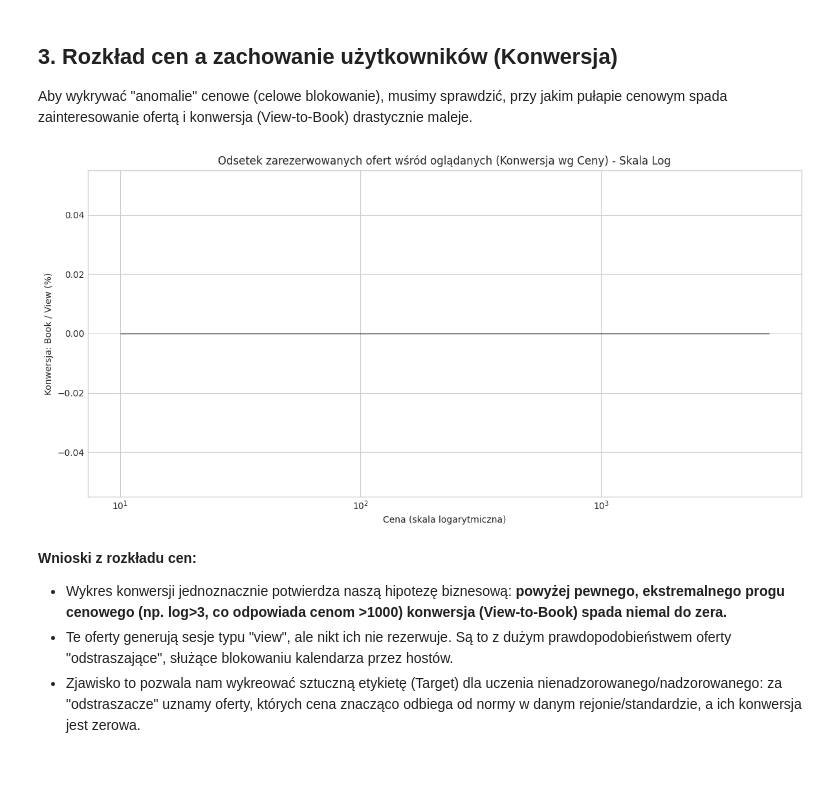
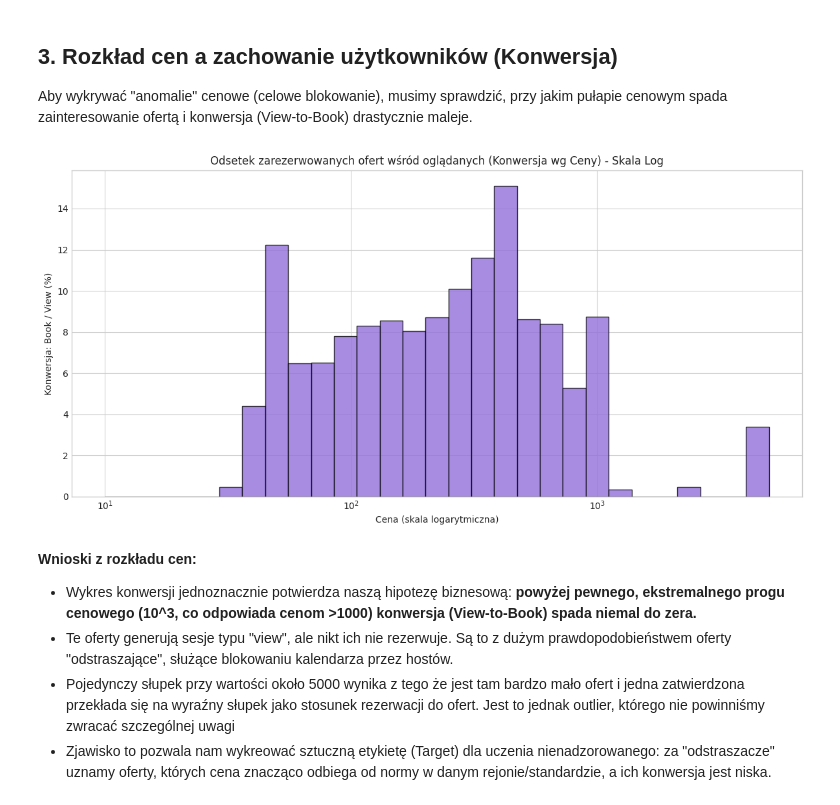
Before and after one commit to RI88Z/nocarz-price-anomaly-detector, a Jupyter notebook: 01_Data_Analysis_Report.ipynb, the cells around one changed output. Cells and saved outputs as stored; diff of their text form; code cells hidden in the pictures; blank space fills up the shorter version.

```diff
--- a/01_Data_Analysis_Report.ipynb
+++ b/01_Data_Analysis_Report.ipynb
@@ -131,41 +131,53 @@ Aby wykrywać "anomalie" cenowe (celowe blokowanie), musimy sprawdzić, przy jak
 listings["price"] = listings["price"].astype(str).str.replace(r"[\$,]", "", regex=True)
 listings["price"] = pd.to_numeric(listings["price"], errors="coerce")
 
-df_view = sessions[sessions["action"] == "view"].copy()
-df_book = sessions[sessions["action"] == "book"].copy()
+df_view = sessions[sessions["action"] == "view_listing"].copy()
+df_book = sessions[sessions["action"] == "book_listing"].copy()
 
 listing_price_map = listings.set_index("id")["price"]
 df_view["listing_price"] = df_view["listing_id"].map(listing_price_map)
 df_book["listing_price"] = df_book["listing_id"].map(listing_price_map)
 
 df_view["final_price"] = df_view["price"].fillna(df_view["listing_price"])
 df_book["final_price"] = df_book["price"].fillna(df_book["listing_price"])
+
+df_book["final_price"] = (
+    df_book["final_price"]
+    .astype(str)
+    .str.replace(r"[\$,]", "", regex=True)
+)
+
+df_book["final_price"] = pd.to_numeric(
+    df_book["final_price"],
+    errors="coerce"
+)
 
 view_prices = df_view["final_price"].dropna().values
 book_prices = df_book["final_price"].dropna().values
 
 bins = np.logspace(np.log10(10), np.log10(5000), num=30)
 view_counts, edges = np.histogram(view_prices, bins=bins)
 book_counts, _ = np.histogram(book_prices, bins=bins)
 
 valid = view_counts > 0
 conversion = np.zeros_like(book_counts, dtype=float)
 conversion[valid] = (book_counts[valid] / view_counts[valid]) * 100
 
 centers = (edges[:-1] + edges[1:]) / 2
 
 plt.figure(figsize=(12, 6))
 plt.bar(centers, conversion, width=np.diff(edges), color="mediumpurple", edgecolor="black", alpha=0.8, align="center")
 plt.xscale("log")
 plt.title("Odsetek zarezerwowanych ofert wśród oglądanych (Konwersja wg Ceny) - Skala Log")
 plt.xlabel("Cena (skala logarytmiczna)")
 plt.ylabel("Konwersja: Book / View (%)")
 plt.tight_layout()
 plt.show()
 # %% [output]
-[figure, old version]
+[figure, new version]
 # %% [markdown]
 **Wnioski z rozkładu cen:**
-* Wykres konwersji jednoznacznie potwierdza naszą hipotezę biznesową: **powyżej pewnego, ekstremalnego progu cenowego (np. log>3, co odpowiada cenom >1000) konwersja (View-to-Book) spada niemal do zera.**
+* Wykres konwersji jednoznacznie potwierdza naszą hipotezę biznesową: **powyżej pewnego, ekstremalnego progu cenowego (10^3, co odpowiada cenom >1000) konwersja (View-to-Book) spada niemal do zera.**
 * Te oferty generują sesje typu "view", ale nikt ich nie rezerwuje. Są to z dużym prawdopodobieństwem oferty "odstraszające", służące blokowaniu kalendarza przez hostów.
-* Zjawisko to pozwala nam wykreować sztuczną etykietę (Target) dla uczenia nienadzorowanego/nadzorowanego: za "odstraszacze" uznamy oferty, których cena znacząco odbiega od normy w danym rejonie/standardzie, a ich konwersja jest zerowa.
+* Pojedynczy słupek przy wartości około 5000 wynika z tego że jest tam bardzo mało ofert i jedna zatwierdzona przekłada się na wyraźny słupek jako stosunek rezerwacji do ofert. Jest to jednak outlier, którego nie powinniśmy zwracać szczególnej uwagi
+* Zjawisko to pozwala nam wykreować sztuczną etykietę (Target) dla uczenia nienadzorowanego: za "odstraszacze" uznamy oferty, których cena znacząco odbiega od normy w danym rejonie/standardzie, a ich konwersja jest niska.
```
Also changed, not shown: parts of 2 cells of this notebook.
